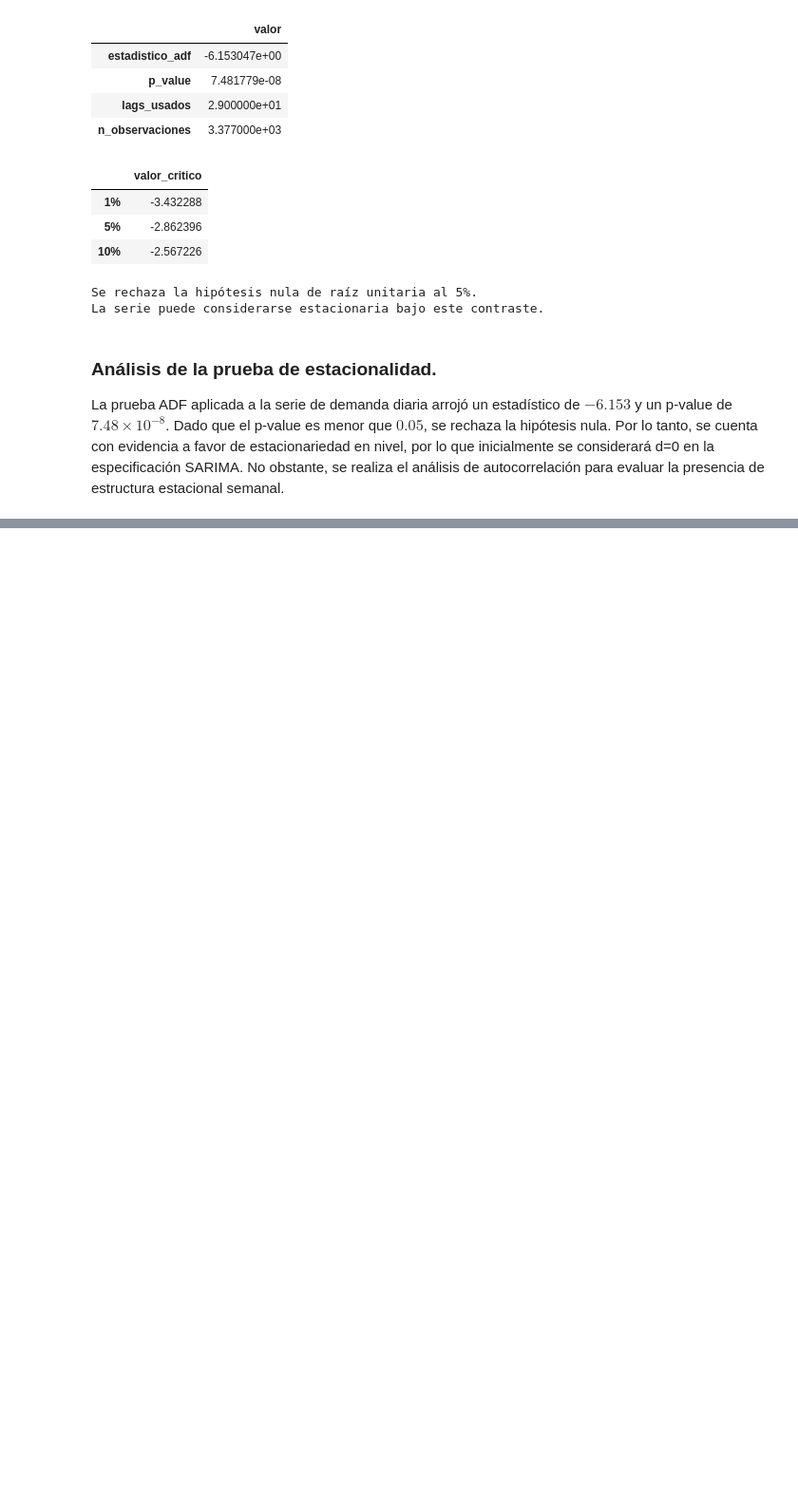
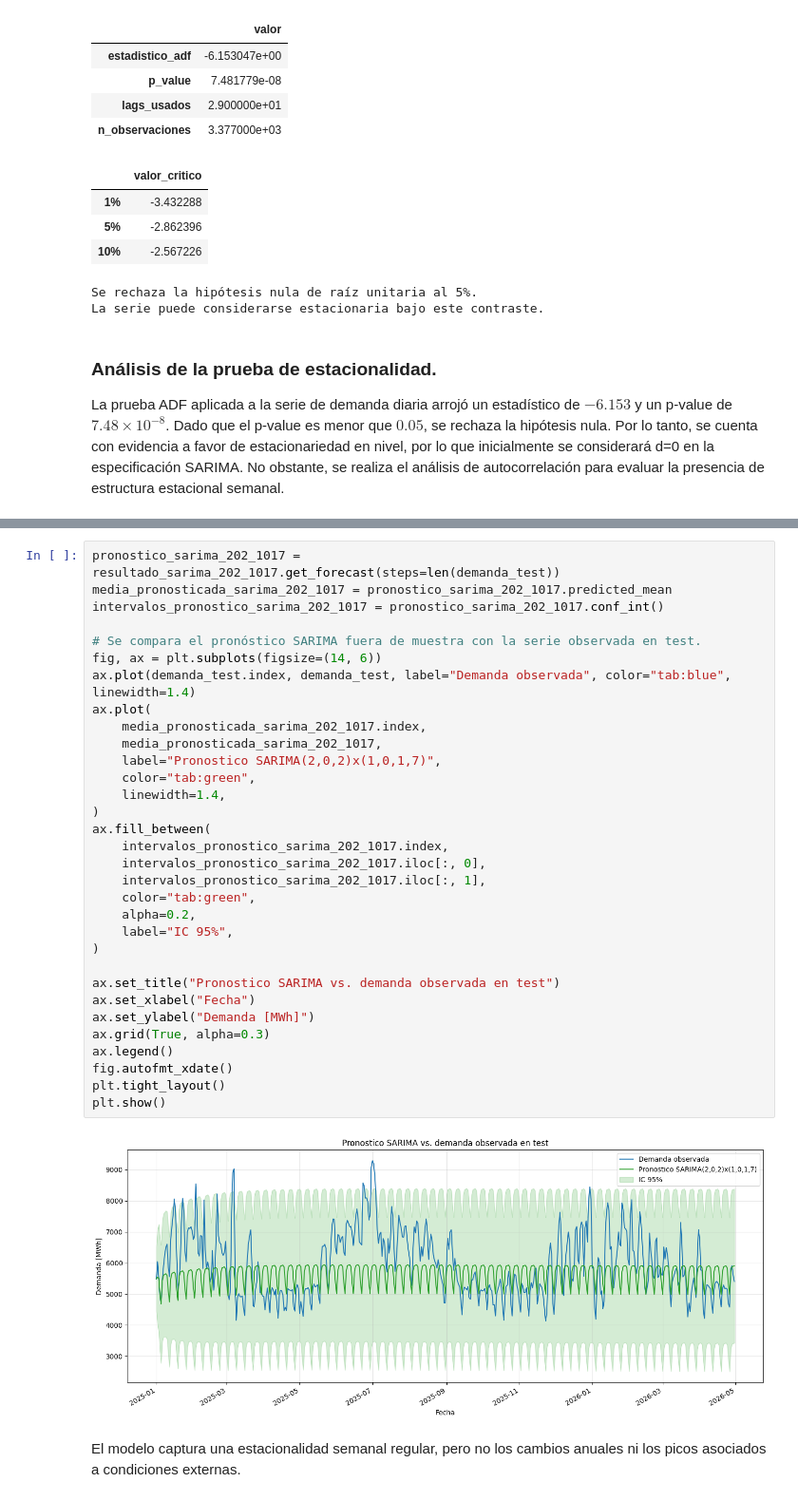
Before and after one commit to joral315/AST1_TF, a Jupyter notebook: notebook_carga_demanda.ipynb, the cells around one changed output, grey strips where cells are left out. Shown at 95% size. Cells and saved outputs as stored; diff of their text form; blank space fills up the shorter version.

```diff
--- a/notebook_carga_demanda.ipynb
+++ b/notebook_carga_demanda.ipynb
@@ -331,0 +624,36 @@ La prueba ADF aplicada a la serie de demanda diaria arrojó un estadístico de $
+# %%
+pronostico_sarima_202_1017 = resultado_sarima_202_1017.get_forecast(steps=len(demanda_test))
+media_pronosticada_sarima_202_1017 = pronostico_sarima_202_1017.predicted_mean
+intervalos_pronostico_sarima_202_1017 = pronostico_sarima_202_1017.conf_int()
+
+# Se compara el pronóstico SARIMA fuera de muestra con la serie observada en test.
+fig, ax = plt.subplots(figsize=(14, 6))
+ax.plot(demanda_test.index, demanda_test, label="Demanda observada", color="tab:blue", linewidth=1.4)
+ax.plot(
+    media_pronosticada_sarima_202_1017.index,
+    media_pronosticada_sarima_202_1017,
+    label="Pronostico SARIMA(2,0,2)x(1,0,1,7)",
+    color="tab:green",
+    linewidth=1.4,
+)
+ax.fill_between(
+    intervalos_pronostico_sarima_202_1017.index,
+    intervalos_pronostico_sarima_202_1017.iloc[:, 0],
+    intervalos_pronostico_sarima_202_1017.iloc[:, 1],
+    color="tab:green",
+    alpha=0.2,
+    label="IC 95%",
+)
+
+ax.set_title("Pronostico SARIMA vs. demanda observada en test")
+ax.set_xlabel("Fecha")
+ax.set_ylabel("Demanda [MWh]")
+ax.grid(True, alpha=0.3)
+ax.legend()
+fig.autofmt_xdate()
+plt.tight_layout()
+plt.show()
+# %% [output]
+[figure, added]
+# %% [markdown]
+El modelo captura una estacionalidad semanal regular, pero no los cambios anuales ni los picos asociados a condiciones externas.
```
Also changed, not shown: parts of 29 cells of this notebook, 17 other files.
